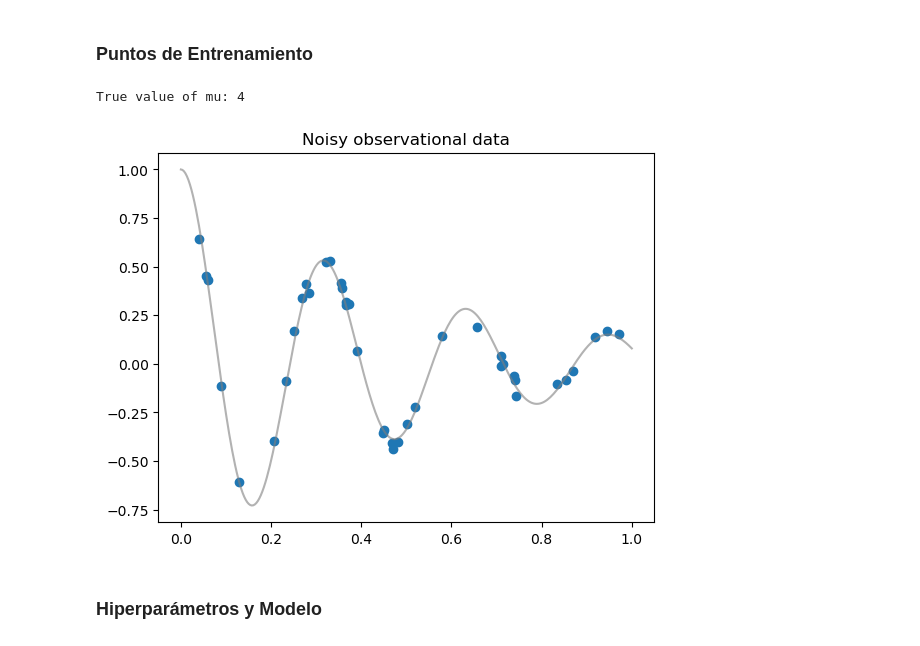
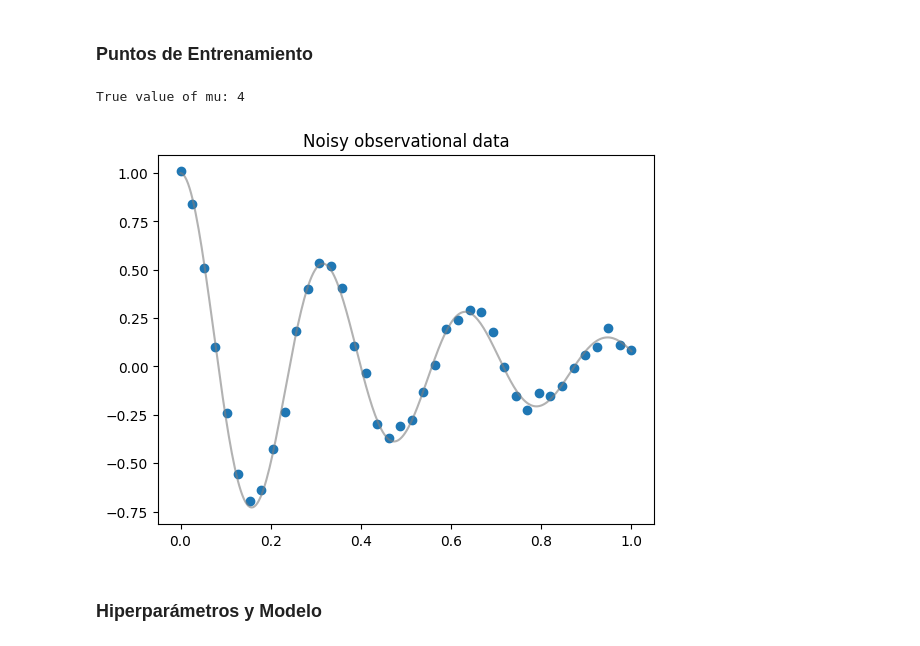
Before and after one commit to AlejandroVillazonG/Tareas_INF395, a Jupyter notebook: T3/T3.ipynb, the cells around one changed output. Saved outputs shown, nothing was run; the diff lists cells and outputs as text; code cells hidden in the pictures.

```diff
--- a/T3/T3.ipynb
+++ b/T3/T3.ipynb
@@ -66,0 +117,7 @@ En esta seccion deberan realizar un analisis exploratorio de los datos, generar
+# %%
+print('Numeric variables:')
+for i,variable in enumerate(train_df.select_dtypes(include = ['int64', 'float64']).columns):
+    print(f'\t{i+1}. ({str(train_df[variable].dtype)}) {variable}')
+print('\nCategoric variables:')
+for i,variable in enumerate(train_df.select_dtypes(include = 'object').columns):
+    print(f'\t{i+1}. {variable}')
@@ -341,7 +576,7 @@ Para esta parte vamos a entrenar un transformer muy simple para que aprenda a ge
 # %% [markdown]
 ### 3.1 Cargar el dataset
 # %%
-with open('el_quijote.txt', 'r', encoding='utf-8') as f:
+with open(path+'el_quijote.txt', 'r', encoding='utf-8') as f:
     text = f.read()
 # %%
 print("length of dataset in characters: ", len(text))
@@ -362,7 +597,7 @@ En un lugar de la Mancha, de cuyo nombre no quiero acordarme, no ha mucho tiempo
 # %% [markdown]
 Vamos a crear un tokenizador muy simple que convierta el texto en una secuencia de números.
 # %%
-chars = #TODO #obtener los caracteres unicos del texto
+chars = sorted(set(text)) #obtener los caracteres unicos del texto
 vocab_size = len(chars)
 print('Caracteres unicos:',''.join(chars))
 print('Largo del vocabulario:',vocab_size)
@@ -397,7 +636,8 @@ Quijote de la Mancha
 data = torch.tensor(encode(text), dtype=torch.long)
 
 # Separamos en train y validation
-n = #TODO # % de los datos para entrenar
+train_percentage = 0.8  # Utilizamos el 80% de los datos para entrenar
+n = int(len(data) * train_percentage)  # Calculamos el número de datos para entrenar
 train_data = data[:n]
 val_data = data[n:]
 
@@ -953,27 +1203,32 @@ Nuevamente, la autodiferenciación es nuestra amiga y nos permitirá definir fá
 # %%
 # Creamos data con ruido
 d, w0 = 2, 20
 print(f"True value of mu: {2*d}")
 
-# Definimos los puntos observacionales para que la red aprenda de los datos
-t_obs = #TODO
+# Definimos los puntos observacionales
+num_obs_points = 40
+t_obs = torch.linspace(0, 1, num_obs_points).view(-1, 1)
 u_obs = exact_solution(d, w0, t_obs) + 0.04*torch.randn_like(t_obs)
 
-# definimos los puntos de entrenamiento sobre todo el dominio para la loss de la ecuacion diferencial
-t_physics = #TODO
+# Definimos los puntos de entrenamiento sobre todo el dominio
+num_physics_points = 100
+t_physics = torch.linspace(0, 1, num_physics_points).view(-1, 1)
+t_physics.requires_grad = True  # Asegúrate de que t_physics requiera gradiente
 
-# parametros del problema
-_, k = 2*d, w0**2
+# Parámetros del problema
+mu, k = 2*d, w0**2
 
+# Visualización de los datos con ruido
 plt.figure()
 plt.title("Noisy observational data")
 plt.scatter(t_obs[:,0], u_obs[:,0])
-t_test, u_exact = torch.linspace(0,1,300).view(-1,1), exact_solution(d, w0, t_test)
+t_test = torch.linspace(0, 1, 300).view(-1, 1)
+u_exact = exact_solution(d, w0, t_test)
 plt.plot(t_test[:,0], u_exact[:,0], label="Exact solution", color="tab:grey", alpha=0.6)
 plt.show()
 # %% [output]
 True value of mu: 4
-[figure, old version]
+[figure, new version]
 # %% [markdown]
 ### Hiperparámetros y Modelo
 # %%
```
Also changed, not shown: parts of 74 cells of this notebook.
